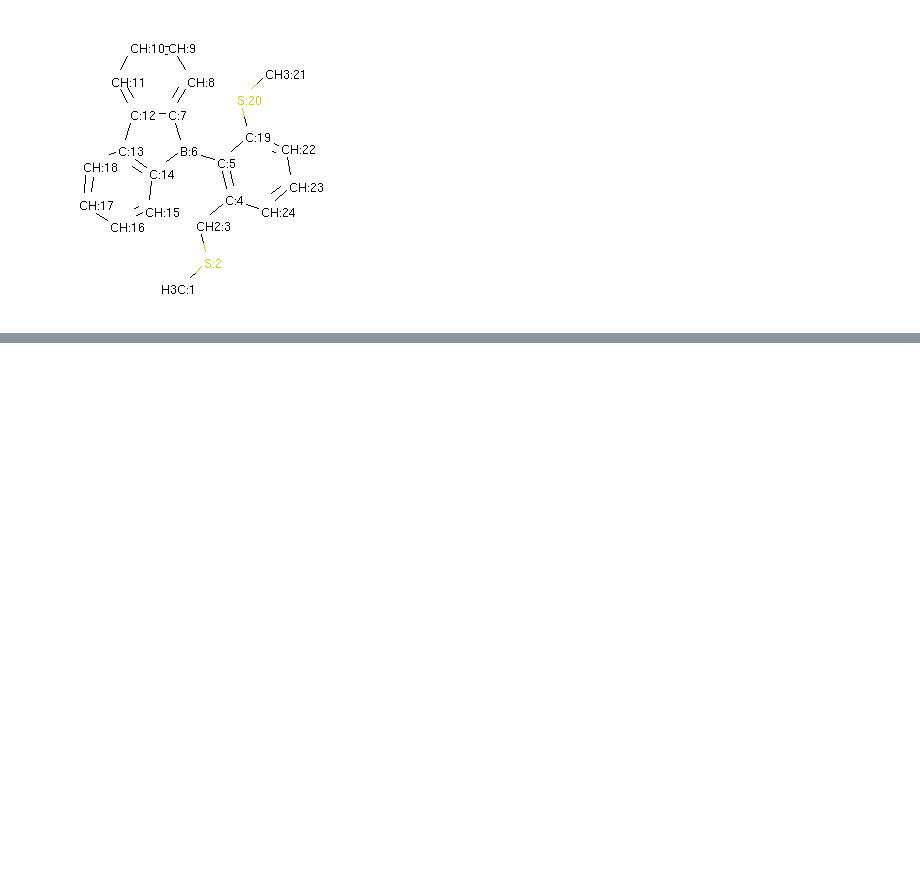
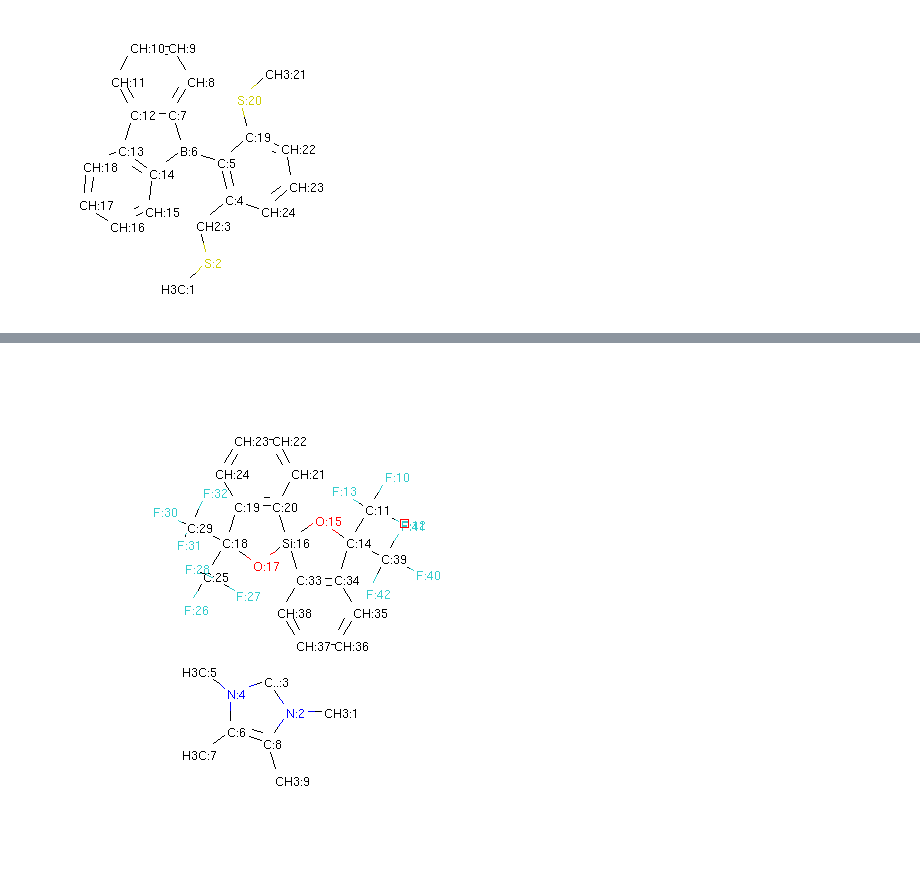
Before and after one commit to ualibweb/UALIB_ChemStructures, a Jupyter notebook: Jupyter_IndexTemplate/Organometallics_PCnonstandardBonds.ipynb, the cells around one changed output, grey strips where cells are left out. Drawn from its saved outputs; the diff is of its cells as text; code cells hidden in the pictures; blank space fills up the shorter version.

```diff
--- a/Jupyter_IndexTemplate/Organometallics_PCnonstandardBonds.ipynb
+++ b/Jupyter_IndexTemplate/Organometallics_PCnonstandardBonds.ipynb
@@ -531,0 +1677,100 @@ Chem.Draw.MolToImage(UALIB_969, size=(300, 300))
+# %%
+# UALIB-1032
+
+UALIB_1032 = Chem.MolFromMolBlock("""
+     RDKit          2D
+
+ 42 45  0  0  0  0  0  0  0  0999 V2000
+    2.7760    0.0000    0.0000 C   0  0  0  0  0  0  0  0  0  0  0  0
+    1.2760    0.0000    0.0000 N   0  0  0  0  0  0  0  0  0  0  0  0
+    0.3943    1.2135    0.0000 C   0  0  0  0  0  2  0  0  0  0  0  0
+   -1.0323    0.7500    0.0000 N   0  0  0  0  0  0  0  0  0  0  0  0
+   -2.2458    1.6317    0.0000 C   0  0  0  0  0  0  0  0  0  0  0  0
+   -1.0323   -0.7500    0.0000 C   0  0  0  0  0  0  0  0  0  0  0  0
+   -2.2458   -1.6317    0.0000 C   0  0  0  0  0  0  0  0  0  0  0  0
+    0.3943   -1.2135    0.0000 C   0  0  0  0  0  0  0  0  0  0  0  0
+    0.8578   -2.6401    0.0000 C   0  0  0  0  0  0  0  0  0  0  0  0
+    5.1406    9.2544    0.0000 F   0  0  0  0  0  0  0  0  0  0  0  0
+    4.3906    7.9554    0.0000 C   0  0  0  0  0  0  0  0  0  0  0  0
+    5.7713    7.3693    0.0000 F   0  0  0  0  0  0  0  0  0  0  0  0
+    3.0915    8.7054    0.0000 F   0  0  0  0  0  0  0  0  0  0  0  0
+    3.6406    6.6563    0.0000 C   0  0  0  0  0  0  0  0  0  0  0  0
+    2.4271    7.5380    0.0000 O   0  0  0  0  0  0  0  0  0  0  0  0
+    1.2135    6.6563    0.0000 Si  0  0  0  0  0  4  0  0  0  0  0  0
+   -0.0000    5.7747    0.0000 O   0  0  0  0  0  0  0  0  0  0  0  0
+   -1.2135    6.6563    0.0000 C   0  0  0  0  0  0  0  0  0  0  0  0
+   -0.7500    8.0829    0.0000 C   0  0  0  0  0  0  0  0  0  0  0  0
+    0.7500    8.0829    0.0000 C   0  0  0  0  0  0  0  0  0  0  0  0
+    1.5000    9.3820    0.0000 C   0  0  0  0  0  0  0  0  0  0  0  0
+    0.7500   10.6810    0.0000 C   0  0  0  0  0  0  0  0  0  0  0  0
+   -0.7500   10.6810    0.0000 C   0  0  0  0  0  0  0  0  0  0  0  0
+   -1.5000    9.3820    0.0000 C   0  0  0  0  0  0  0  0  0  0  0  0
+   -1.9635    5.3573    0.0000 C   0  0  0  0  0  0  0  0  0  0  0  0
+   -2.7135    4.0583    0.0000 F   0  0  0  0  0  0  0  0  0  0  0  0
+   -0.6645    4.6073    0.0000 F   0  0  0  0  0  0  0  0  0  0  0  0
+   -2.6973    5.6688    0.0000 F   0  0  0  0  0  0  0  0  0  0  0  0
+   -2.5838    7.2664    0.0000 C   0  0  0  0  0  0  0  0  0  0  0  0
+   -3.9542    7.8765    0.0000 F   0  0  0  0  0  0  0  0  0  0  0  0
+   -2.9944    6.5832    0.0000 F   0  0  0  0  0  0  0  0  0  0  0  0
+   -1.9737    8.6368    0.0000 F   0  0  0  0  0  0  0  0  0  0  0  0
+    1.6771    5.2298    0.0000 C   0  0  0  0  0  0  0  0  0  0  0  0
+    3.1771    5.2298    0.0000 C   0  0  0  0  0  0  0  0  0  0  0  0
+    3.9271    3.9307    0.0000 C   0  0  0  0  0  0  0  0  0  0  0  0
+    3.1771    2.6317    0.0000 C   0  0  0  0  0  0  0  0  0  0  0  0
+    1.6771    2.6317    0.0000 C   0  0  0  0  0  0  0  0  0  0  0  0
+    0.9271    3.9307    0.0000 C   0  0  0  0  0  0  0  0  0  0  0  0
+    5.0109    6.0462    0.0000 C   0  0  0  0  0  0  0  0  0  0  0  0
+    6.3812    5.4361    0.0000 F   0  0  0  0  0  0  0  0  0  0  0  0
+    5.7835    7.3320    0.0000 F   0  0  0  0  0  0  0  0  0  0  0  0
+    4.4008    4.6759    0.0000 F   0  0  0  0  0  0  0  0  0  0  0  0
+  1  2  1  0
+  2  3  1  0
+  3  4  1  0
+  4  5  1  0
+  4  6  1  0
+  6  7  1  0
+  6  8  2  0
+  8  9  1  0
+ 10 11  1  0
+ 11 12  1  0
+ 11 13  1  0
+ 11 14  1  0
+ 14 15  1  0
+ 15 16  1  0
+ 16 17  1  0
+ 17 18  1  0
+ 18 19  1  0
+ 19 20  2  0
+ 20 21  1  0
+ 21 22  2  0
+ 22 23  1  0
+ 23 24  2  0
+ 18 25  1  0
+ 25 26  1  0
+ 25 27  1  0
+ 25 28  1  0
+ 18 29  1  0
+ 29 30  1  0
+ 29 31  1  0
+ 29 32  1  0
+ 16 33  1  0
+ 33 34  2  0
+ 34 35  1  0
+ 35 36  2  0
+ 36 37  1  0
+ 37 38  2  0
+ 14 39  1  0
+ 39 40  1  0
+ 39 41  1  0
+ 39 42  1  0
+  8  2  1  0
+ 34 14  1  0
+ 20 16  1  0
+ 38 33  1  0
+ 24 19  1  0
+M  RAD  1   3   3
+M  END""")
+molblock_with_atom_index(UALIB_1032)
+Chem.Draw.MolToImage(UALIB_1032, size=(500, 500))
+# %% [output]
+[figure, added]
```
Also changed, not shown: parts of 27 cells of this notebook, 6 other files.
